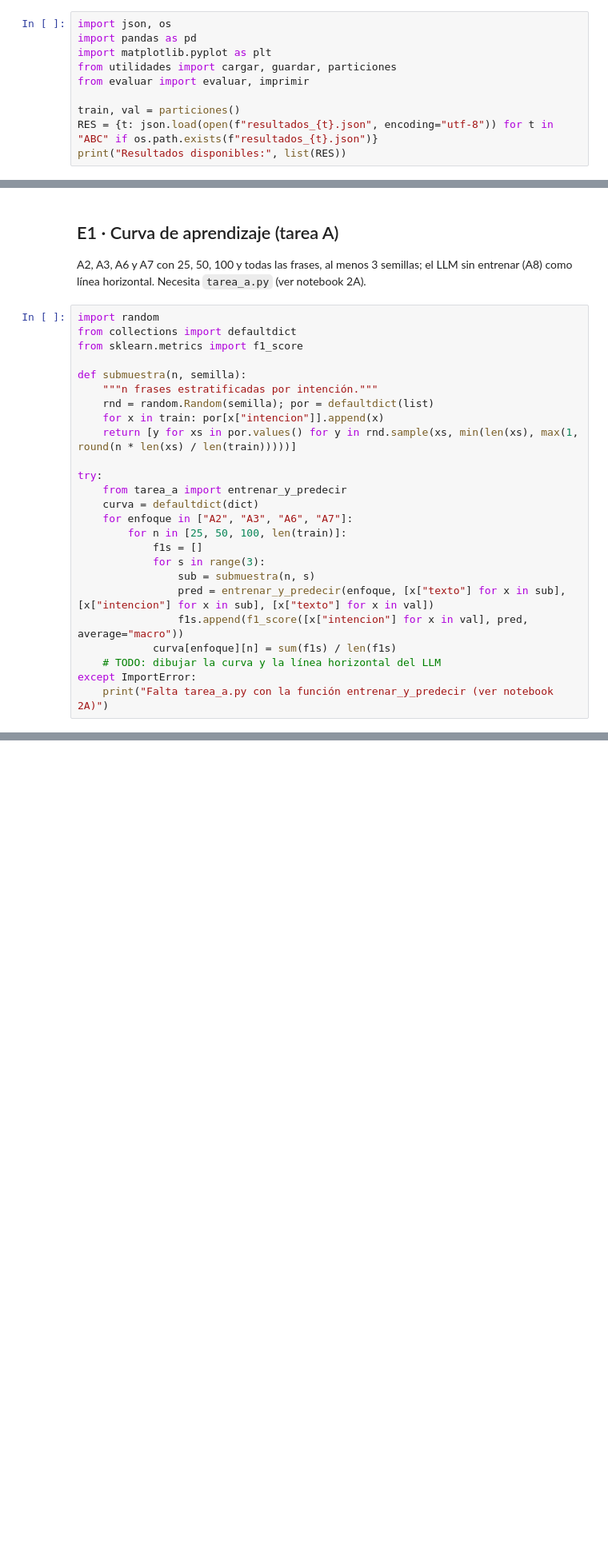
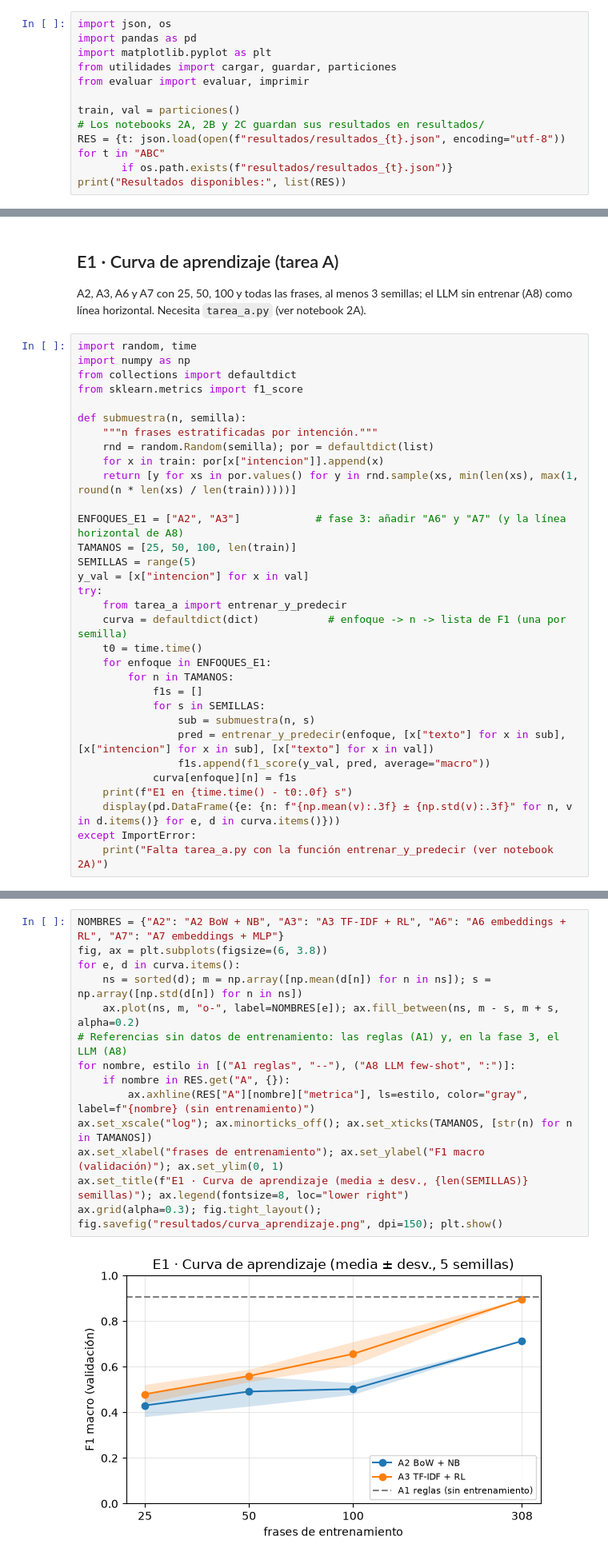
Before and after one commit to mvnueloc/natural-language-scheduler, a Jupyter notebook: 3_evaluacion.ipynb, the cells around one changed output, grey strips where cells are left out. Shown at 80% size. Cells and saved outputs as stored; diff of their text form; blank space fills up the shorter version.

```diff
--- a/3_evaluacion.ipynb
+++ b/3_evaluacion.ipynb
@@ -14,5 +14,7 @@ from utilidades import cargar, guardar, particiones
 from evaluar import evaluar, imprimir
 
 train, val = particiones()
-RES = {t: json.load(open(f"resultados_{t}.json", encoding="utf-8")) for t in "ABC" if os.path.exists(f"resultados_{t}.json")}
+# Los notebooks 2A, 2B y 2C guardan sus resultados en resultados/
+RES = {t: json.load(open(f"resultados/resultados_{t}.json", encoding="utf-8")) for t in "ABC"
+       if os.path.exists(f"resultados/resultados_{t}.json")}
 print("Resultados disponibles:", list(RES))
@@ -31,7 +47,8 @@ tabla.round(3)
 ## E1 · Curva de aprendizaje (tarea A)
 A2, A3, A6 y A7 con 25, 50, 100 y todas las frases, al menos 3 semillas; el LLM sin entrenar (A8) como línea horizontal. Necesita `tarea_a.py` (ver notebook 2A).
 # %%
-import random
+import random, time
+import numpy as np
 from collections import defaultdict
 from sklearn.metrics import f1_score
 
@@ -41,17 +58,23 @@ def submuestra(n, semilla):
     for x in train: por[x["intencion"]].append(x)
     return [y for xs in por.values() for y in rnd.sample(xs, min(len(xs), max(1, round(n * len(xs) / len(train)))))]
 
+ENFOQUES_E1 = ["A2", "A3"]            # fase 3: añadir "A6" y "A7" (y la línea horizontal de A8)
+TAMANOS = [25, 50, 100, len(train)]
+SEMILLAS = range(5)
+y_val = [x["intencion"] for x in val]
 try:
     from tarea_a import entrenar_y_predecir
-    curva = defaultdict(dict)
-    for enfoque in ["A2", "A3", "A6", "A7"]:
-        for n in [25, 50, 100, len(train)]:
+    curva = defaultdict(dict)           # enfoque -> n -> lista de F1 (una por semilla)
+    t0 = time.time()
+    for enfoque in ENFOQUES_E1:
+        for n in TAMANOS:
             f1s = []
-            for s in range(3):
+            for s in SEMILLAS:
                 sub = submuestra(n, s)
                 pred = entrenar_y_predecir(enfoque, [x["texto"] for x in sub], [x["intencion"] for x in sub], [x["texto"] for x in val])
-                f1s.append(f1_score([x["intencion"] for x in val], pred, average="macro"))
-            curva[enfoque][n] = sum(f1s) / len(f1s)
-    # TODO: dibujar la curva y la línea horizontal del LLM
+                f1s.append(f1_score(y_val, pred, average="macro"))
+            curva[enfoque][n] = f1s
+    print(f"E1 en {time.time() - t0:.0f} s")
+    display(pd.DataFrame({e: {n: f"{np.mean(v):.3f} ± {np.std(v):.3f}" for n, v in d.items()} for e, d in curva.items()}))
 except ImportError:
     print("Falta tarea_a.py con la función entrenar_y_predecir (ver notebook 2A)")
@@ -57,0 +88,16 @@ except ImportError:
+# %%
+NOMBRES = {"A2": "A2 BoW + NB", "A3": "A3 TF-IDF + RL", "A6": "A6 embeddings + RL", "A7": "A7 embeddings + MLP"}
+fig, ax = plt.subplots(figsize=(6, 3.8))
+for e, d in curva.items():
+    ns = sorted(d); m = np.array([np.mean(d[n]) for n in ns]); s = np.array([np.std(d[n]) for n in ns])
+    ax.plot(ns, m, "o-", label=NOMBRES[e]); ax.fill_between(ns, m - s, m + s, alpha=0.2)
+# Referencias sin datos de entrenamiento: las reglas (A1) y, en la fase 3, el LLM (A8)
+for nombre, estilo in [("A1 reglas", "--"), ("A8 LLM few-shot", ":")]:
+    if nombre in RES.get("A", {}):
+        ax.axhline(RES["A"][nombre]["metrica"], ls=estilo, color="gray", label=f"{nombre} (sin entrenamiento)")
+ax.set_xscale("log"); ax.minorticks_off(); ax.set_xticks(TAMANOS, [str(n) for n in TAMANOS])
+ax.set_xlabel("frases de entrenamiento"); ax.set_ylabel("F1 macro (validación)"); ax.set_ylim(0, 1)
+ax.set_title(f"E1 · Curva de aprendizaje (media ± desv., {len(SEMILLAS)} semillas)"); ax.legend(fontsize=8, loc="lower right")
+ax.grid(alpha=0.3); fig.tight_layout(); fig.savefig("resultados/curva_aprendizaje.png", dpi=150); plt.show()
+# %% [output]
+[figure, added]
```
Also changed, not shown: parts of 9 cells of this notebook, 9 other files.
